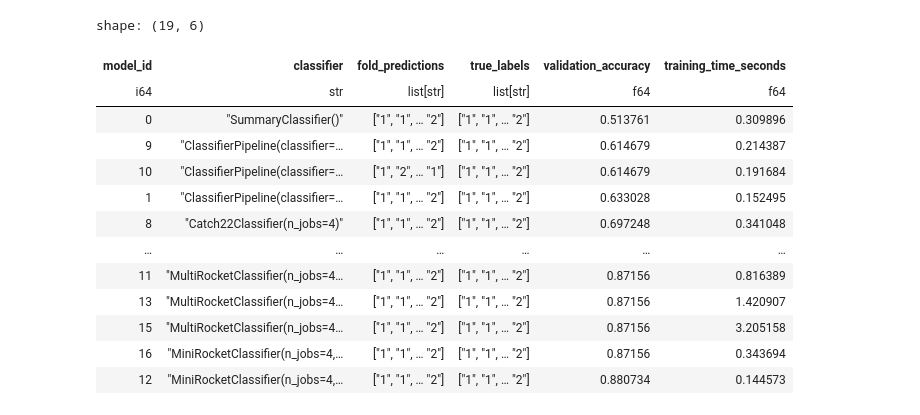
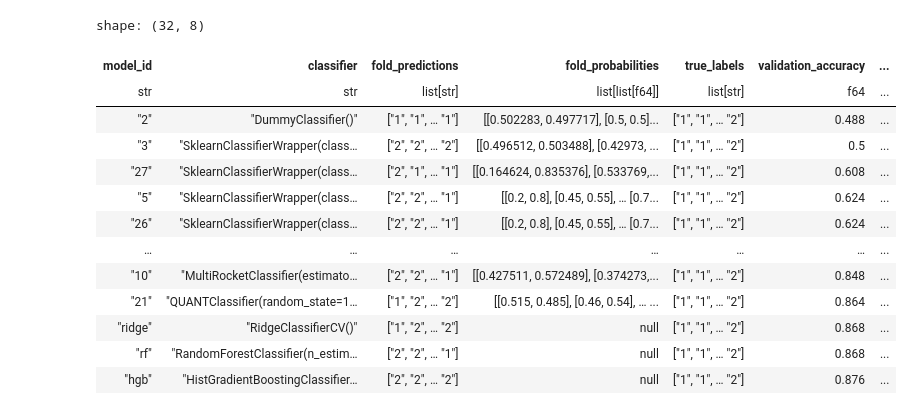
Before and after one commit to gasperpetelin/AutoTSC, a Jupyter notebook: 003-model-all.ipynb, the cells around one changed output. Drawn from its saved outputs; the diff is of its cells as text; code cells hidden in the pictures.

```diff
--- a/003-model-all.ipynb
+++ b/003-model-all.ipynb
@@ -39,17 +35,18 @@ AutoTSCModel2(verbose=1)
-# %%
-model.summary()
-# %% [output]
-shape: (19, 6)
-| model_id | classifier | fold_predictions | true_labels | validation_accuracy | training_time_seconds |
-| i64 | str | list[str] | list[str] | f64 | f64 |
-| 0 | "SummaryClassifier()" | ["1", "1", … "2"] | ["1", "1", … "2"] | 0.513761 | 0.309896 |
-| 9 | "ClassifierPipeline(classifier=… | ["1", "1", … "2"] | ["1", "1", … "2"] | 0.614679 | 0.214387 |
-| 10 | "ClassifierPipeline(classifier=… | ["1", "2", … "1"] | ["1", "1", … "2"] | 0.614679 | 0.191684 |
-| 1 | "ClassifierPipeline(classifier=… | ["1", "1", … "2"] | ["1", "1", … "2"] | 0.633028 | 0.152495 |
-| 8 | "Catch22Classifier(n_jobs=4)" | ["1", "1", … "2"] | ["1", "1", … "2"] | 0.697248 | 0.341048 |
-| … | … | … | … | … | … |
-| 11 | "MultiRocketClassifier(n_jobs=4… | ["1", "1", … "2"] | ["1", "1", … "2"] | 0.87156 | 0.816389 |
-| 13 | "MultiRocketClassifier(n_jobs=4… | ["1", "1", … "2"] | ["1", "1", … "2"] | 0.87156 | 1.420907 |
-| 15 | "MultiRocketClassifier(n_jobs=4… | ["1", "1", … "2"] | ["1", "1", … "2"] | 0.87156 | 3.205158 |
-| 16 | "MiniRocketClassifier(n_jobs=4,… | ["1", "1", … "2"] | ["1", "1", … "2"] | 0.87156 | 0.343694 |
-| 12 | "MiniRocketClassifier(n_jobs=4,… | ["1", "1", … "2"] | ["1", "1", … "2"] | 0.880734 | 0.144573 |
+# %%
+summary = model.summary()
+summary
+# %% [output]
+shape: (32, 8)
+| model_id | classifier | fold_predictions | fold_probabilities | true_labels | validation_accuracy | ... |
+| str | str | list[str] | list[list[f64]] | list[str] | f64 | ... |
+| "2" | "DummyClassifier()" | ["1", "1", … "1"] | [[0.502283, 0.497717], [0.5, 0.5]... | ["1", "1", … "2"] | 0.488 | ... |
+| "3" | "SklearnClassifierWrapper(class… | ["2", "2", … "2"] | [[0.496512, 0.503488], [0.42973, ... | ["1", "1", … "2"] | 0.5 | ... |
+| "27" | "SklearnClassifierWrapper(class… | ["2", "1", … "1"] | [[0.164624, 0.835376], [0.533769,... | ["1", "1", … "2"] | 0.608 | ... |
+| "5" | "SklearnClassifierWrapper(class… | ["2", "2", … "1"] | [[0.2, 0.8], [0.45, 0.55], … [0.7... | ["1", "1", … "2"] | 0.624 | ... |
+| "26" | "SklearnClassifierWrapper(class… | ["2", "2", … "1"] | [[0.2, 0.8], [0.45, 0.55], … [0.7... | ["1", "1", … "2"] | 0.624 | ... |
+| … | … | … | … | … | … | ... |
+| "10" | "MultiRocketClassifier(estimato… | ["2", "2", … "1"] | [[0.427511, 0.572489], [0.374273,... | ["1", "1", … "2"] | 0.848 | ... |
+| "21" | "QUANTClassifier(random_state=1… | ["1", "2", … "2"] | [[0.515, 0.485], [0.46, 0.54], … ... | ["1", "1", … "2"] | 0.864 | ... |
+| "ridge" | "RidgeClassifierCV()" | ["1", "2", … "2"] | null | ["1", "1", … "2"] | 0.868 | ... |
+| "rf" | "RandomForestClassifier(n_estim… | ["2", "2", … "1"] | null | ["1", "1", … "2"] | 0.868 | ... |
+| "hgb" | "HistGradientBoostingClassifier… | ["2", "2", … "2"] | null | ["1", "1", … "2"] | 0.876 | ... |
```
Also changed, not shown: parts of 21 cells of this notebook, 6 other files.
